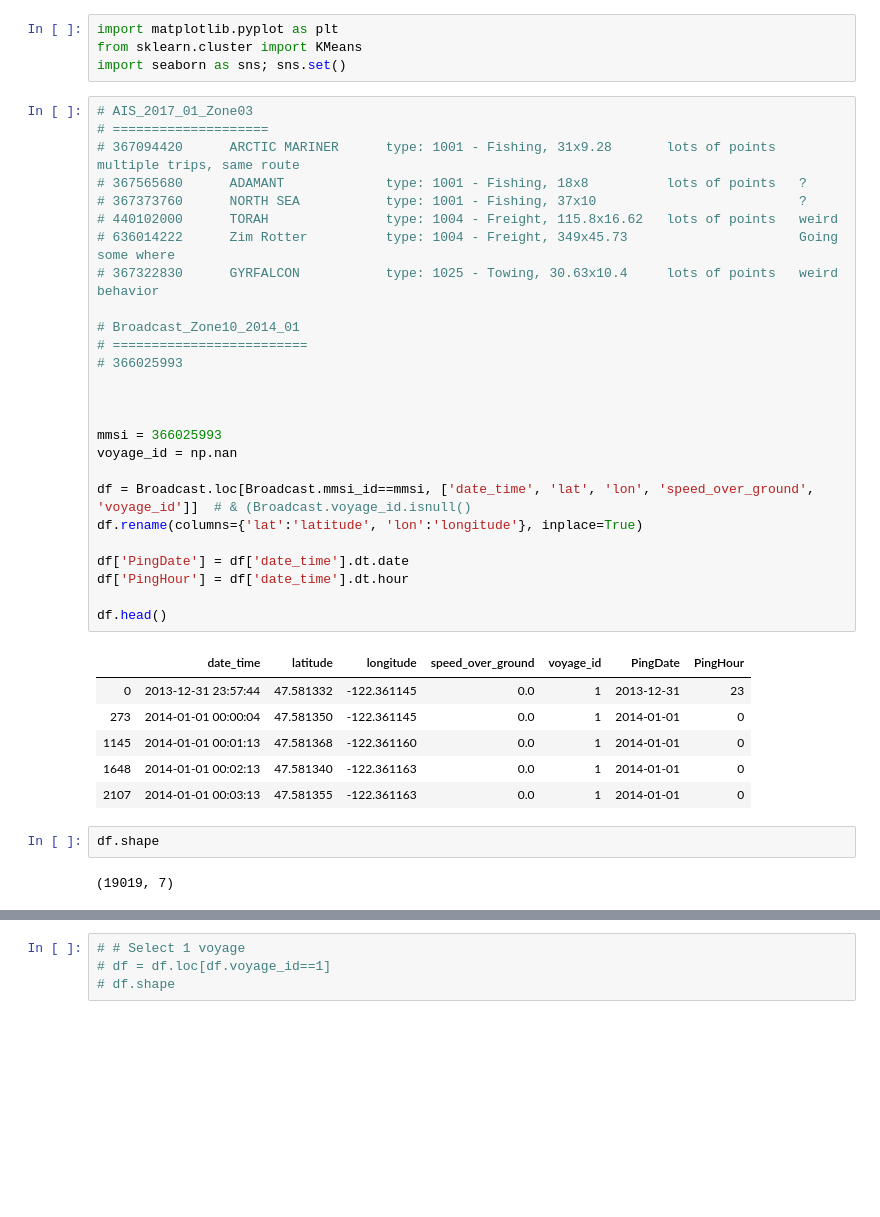
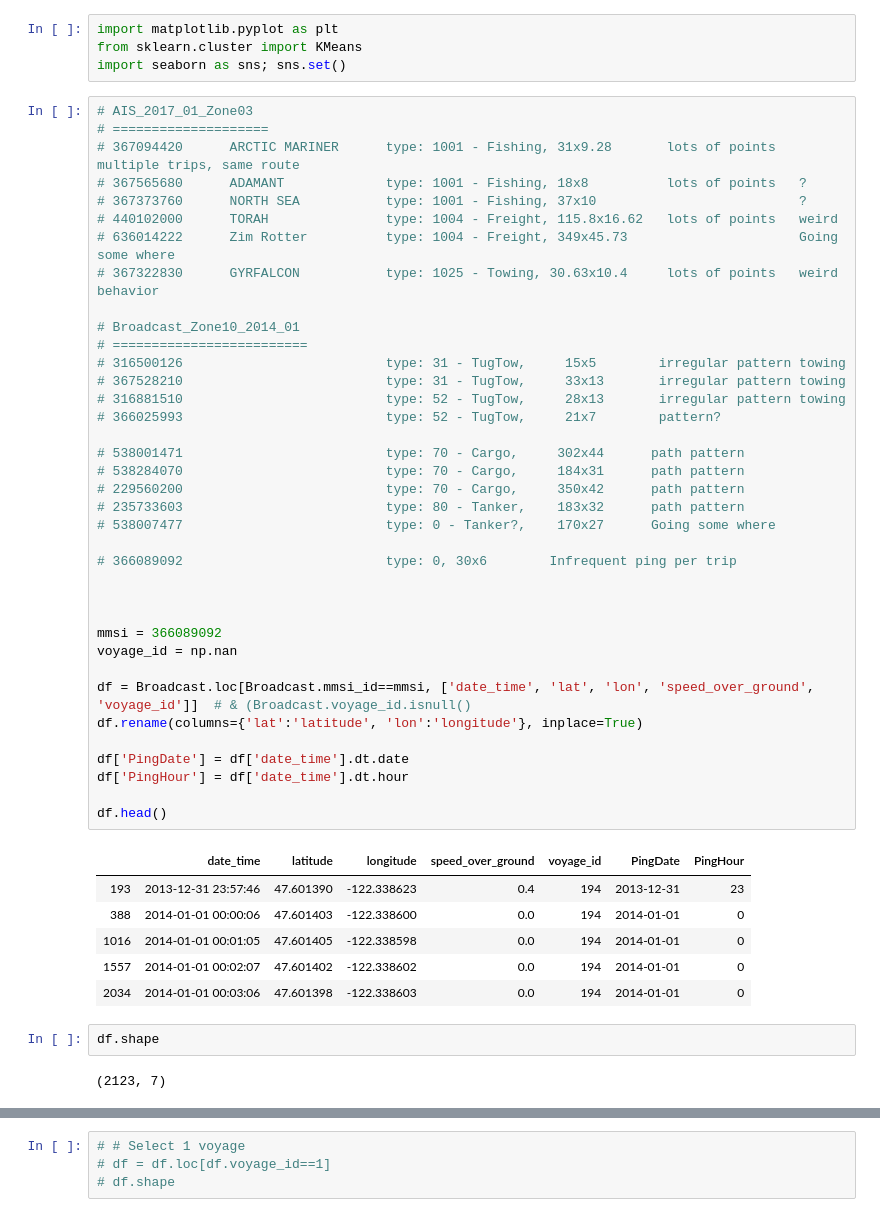
Before and after one commit to att-vault/vault, a Jupyter notebook: Notebook/AIS_Analyze_Vessel_Cluster.ipynb, the cells around one changed output, grey strips where cells are left out. Drawn from its saved outputs; the diff is of its cells as text; blank space fills up the shorter version.

```diff
--- a/Notebook/AIS_Analyze_Vessel_Cluster.ipynb
+++ b/Notebook/AIS_Analyze_Vessel_Cluster.ipynb
@@ -42,40 +44,51 @@ import seaborn as sns; sns.set()
 # %%
 # AIS_2017_01_Zone03
 # ====================
 # 367094420      ARCTIC MARINER 	 type: 1001 - Fishing, 31x9.28       lots of points   multiple trips, same route
 # 367565680      ADAMANT             type: 1001 - Fishing, 18x8          lots of points   ?
 # 367373760      NORTH SEA           type: 1001 - Fishing, 37x10                          ?
 # 440102000      TORAH               type: 1004 - Freight, 115.8x16.62   lots of points   weird
 # 636014222      Zim Rotter          type: 1004 - Freight, 349x45.73                      Going some where
 # 367322830      GYRFALCON           type: 1025 - Towing, 30.63x10.4     lots of points   weird behavior
 
 # Broadcast_Zone10_2014_01
 # =========================
-# 366025993
+# 316500126                          type: 31 - TugTow,     15x5        irregular pattern towing
+# 367528210                          type: 31 - TugTow,     33x13       irregular pattern towing
+# 316881510                          type: 52 - TugTow,     28x13       irregular pattern towing
+# 366025993                          type: 52 - TugTow,     21x7        pattern?
+
+# 538001471                          type: 70 - Cargo,     302x44      path pattern
+# 538284070                          type: 70 - Cargo,     184x31      path pattern
+# 229560200                          type: 70 - Cargo,     350x42      path pattern
+# 235733603                          type: 80 - Tanker,    183x32      path pattern
+# 538007477                          type: 0 - Tanker?,    170x27      Going some where
+
+# 366089092                          type: 0, 30x6        Infrequent ping per trip
 
 
 
-mmsi = 366025993
+mmsi = 366089092
 voyage_id = np.nan
 
 df = Broadcast.loc[Broadcast.mmsi_id==mmsi, ['date_time', 'lat', 'lon', 'speed_over_ground', 'voyage_id']]  # & (Broadcast.voyage_id.isnull()
 df.rename(columns={'lat':'latitude', 'lon':'longitude'}, inplace=True)
 
 df['PingDate'] = df['date_time'].dt.date
 df['PingHour'] = df['date_time'].dt.hour
 
 df.head()
 # %% [output]
 |  | date_time | latitude | longitude | speed_over_ground | voyage_id | PingDate | PingHour |
-| 0 | 2013-12-31 23:57:44 | 47.581332 | -122.361145 | 0.0 | 1 | 2013-12-31 | 23 |
-| 273 | 2014-01-01 00:00:04 | 47.581350 | -122.361145 | 0.0 | 1 | 2014-01-01 | 0 |
-| 1145 | 2014-01-01 00:01:13 | 47.581368 | -122.361160 | 0.0 | 1 | 2014-01-01 | 0 |
-| 1648 | 2014-01-01 00:02:13 | 47.581340 | -122.361163 | 0.0 | 1 | 2014-01-01 | 0 |
-| 2107 | 2014-01-01 00:03:13 | 47.581355 | -122.361163 | 0.0 | 1 | 2014-01-01 | 0 |
+| 193 | 2013-12-31 23:57:46 | 47.601390 | -122.338623 | 0.4 | 194 | 2013-12-31 | 23 |
+| 388 | 2014-01-01 00:00:06 | 47.601403 | -122.338600 | 0.0 | 194 | 2014-01-01 | 0 |
+| 1016 | 2014-01-01 00:01:05 | 47.601405 | -122.338598 | 0.0 | 194 | 2014-01-01 | 0 |
+| 1557 | 2014-01-01 00:02:07 | 47.601402 | -122.338602 | 0.0 | 194 | 2014-01-01 | 0 |
+| 2034 | 2014-01-01 00:03:06 | 47.601398 | -122.338603 | 0.0 | 194 | 2014-01-01 | 0 |
 # %%
 df.shape
 # %% [output]
-(19019, 7)
+(2123, 7)
 # %%
 # Get Unique voyage Id
 df[['voyage_id']].drop_duplicates().head()
```
Also changed, not shown: parts of 13 cells of this notebook.
